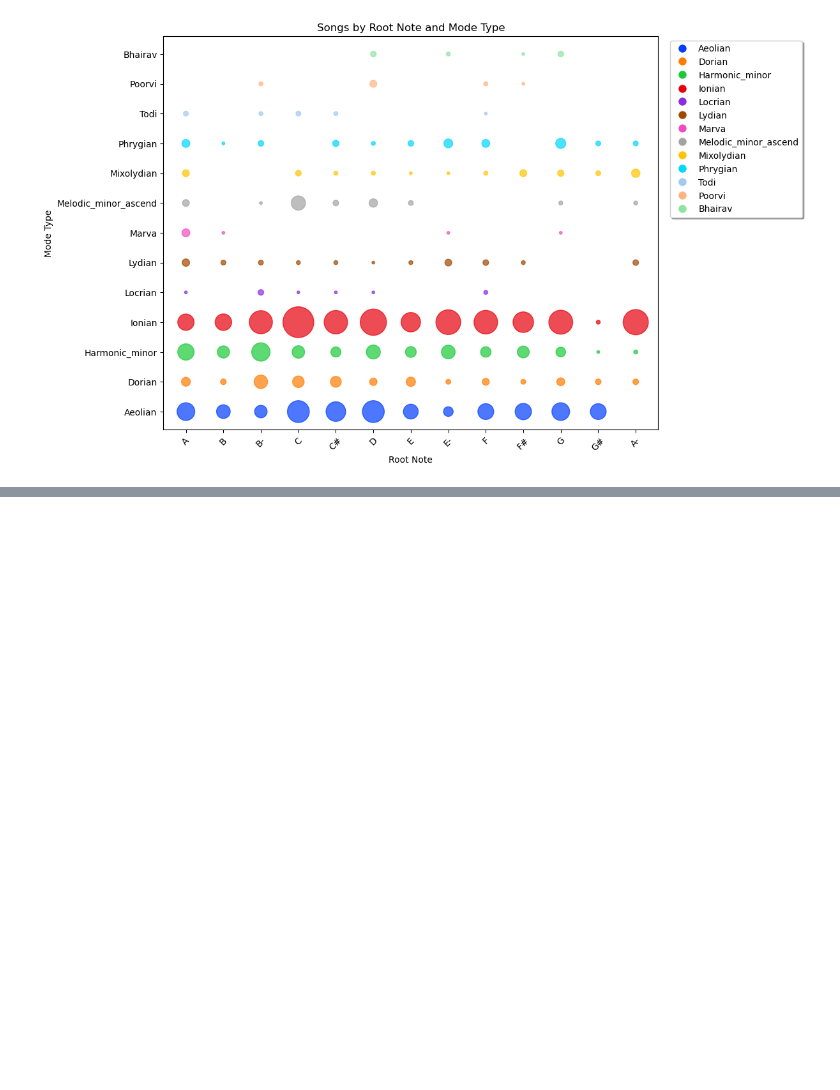
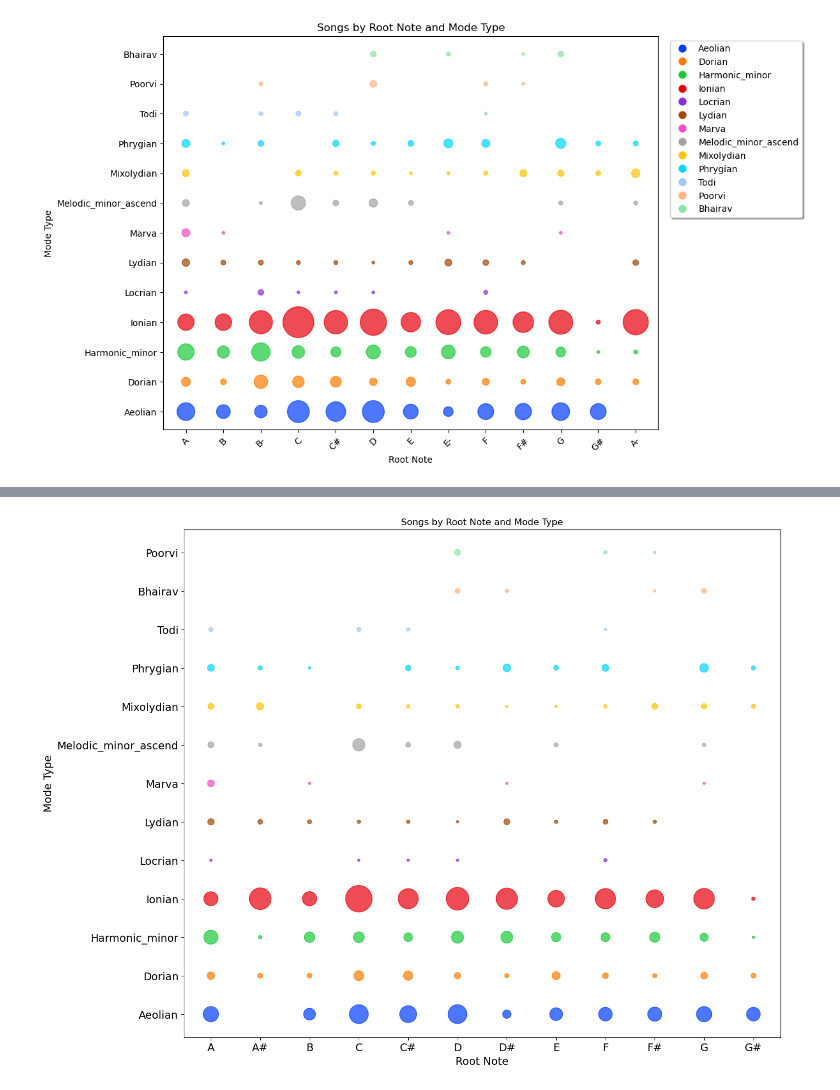
Before and after one commit to Music-Generation-with-Transformers/Music-Generation-2.0, a Jupyter notebook: plottings.ipynb, the cells around one changed output, grey strips where cells are left out. Cells and saved outputs as stored; diff of their text form; code cells hidden in the pictures; blank space fills up the shorter version.

```diff
--- a/plottings.ipynb
+++ b/plottings.ipynb
@@ -81,3 +81,7 @@ plt.grid(False)  # Turn off the grid
 plt.show()
 # %% [output]
 [figure]
+# %%
+row_name_replacements = {'A-': 'A#', 'E-':'D#'}
+df['song_root_note'] = df['song_root_note'].replace(row_name_replacements)
+df.head()
@@ -83,0 +100,3 @@ plt.show()
+# %%
+df = df[df['song_root_note'] != 'B-']
+df['song_root_note'].unique()
@@ -83,0 +106,72 @@ plt.show()
+# %%
+# Group by root note and mode, count the number of songs, and reset the index
+grouped = df.groupby(['song_root_note', 'song_mode']).size().reset_index(name='count')
+
+# Get unique mode types
+modes = grouped['song_mode'].unique()
+
+# Generate a color palette with a different color for each mode type
+# For the last few modes, use lighter shades
+if len(modes) > 5:
+    colors = sns.color_palette('bright', n_colors=len(modes)-3)
+    colors += sns.color_palette('pastel', n_colors=3)
+else:
+    colors = sns.color_palette('bright', n_colors=len(modes))
+
+# Define a manual order for root notes
+manual_order = ['A', 'A#', 'B', 'C', 'C#', 'D', 'D#', 'E', 'F', 'F#', 'G', 'G#']
+
+# Create a mapping between root notes and their corresponding values
+root_note_mapping = {root_note: idx for idx, root_note in enumerate(manual_order)}
+
+# Apply manual order to the DataFrame
+grouped['root_note_order'] = grouped['song_root_note'].map(root_note_mapping)
+
+# Sort DataFrame based on manual order
+grouped.sort_values(by='root_note_order', inplace=True)
+
+# Plotting
+plt.figure(figsize=(14, 12))
+for i, mode in enumerate(modes):
+    mode_df = grouped[grouped['song_mode'] == mode]
+    sizes = mode_df['count'] * 10  # Define sizes based on the number of songs for the current mode
+    plt.scatter(mode_df['root_note_order'], mode_df['song_mode'], s=sizes, color=colors[i], alpha=0.7)
+
+# Create proxy artists for legend with the same size
+legend_elements = [Line2D([0], [0], marker='o', color='w', markerfacecolor=colors[i], markersize=10, label=mode) for i, mode in enumerate(modes)]
+
+plt.xlabel('Root Note', fontsize=14)
+plt.ylabel('Mode Type', fontsize=14)
+plt.title('Songs by Root Note and Mode Type')
+
+# Apply manual order to x-axis
+plt.xticks(range(len(manual_order)), manual_order, fontsize=14)
+plt.yticks(fontsize=14)
+# plt.legend(handles=legend_elements, loc='upper right', bbox_to_anchor=(1.3, 1), fancybox=True, shadow=True, fontsize=14)
+plt.grid(False)  # Turn off the grid
+plt.savefig("output.pdf", bbox_inches='tight')
+
+plt.show()
+
+# # Plotting
+# plt.figure(figsize=(10, 8))
+# for i, mode in enumerate(modes):
+#     mode_df = grouped[grouped['song_mode'] == mode]
+#     sizes = mode_df['count'] * 10  # Define sizes based on the number of songs for the current mode
+#     plt.scatter(mode_df['song_root_note'], mode_df['song_mode'], s=sizes, color=colors[i], alpha=0.7)
+
+# # Create proxy artists for legend with the same size
+# legend_elements = [Line2D([0], [0], marker='o', color='w', markerfacecolor=colors[i], markersize=10, label=mode) for i, mode in enumerate(modes)]
+
+# plt.xlabel('Root Note')
+# plt.ylabel('Mode Type')
+# plt.title('Songs by Root Note and Mode Type')
+
+# # Apply manual order to x-axis
+# plt.xticks(manual_order)
+
+# plt.legend(handles=legend_elements, loc='upper right', bbox_to_anchor=(1.3, 1), fancybox=True, shadow=True)
+# plt.grid(False)  # Turn off the grid
+# plt.show()
+# %% [output]
+[figure, added]
```
Also changed, not shown: parts of 4 cells of this notebook, 3 other files.
